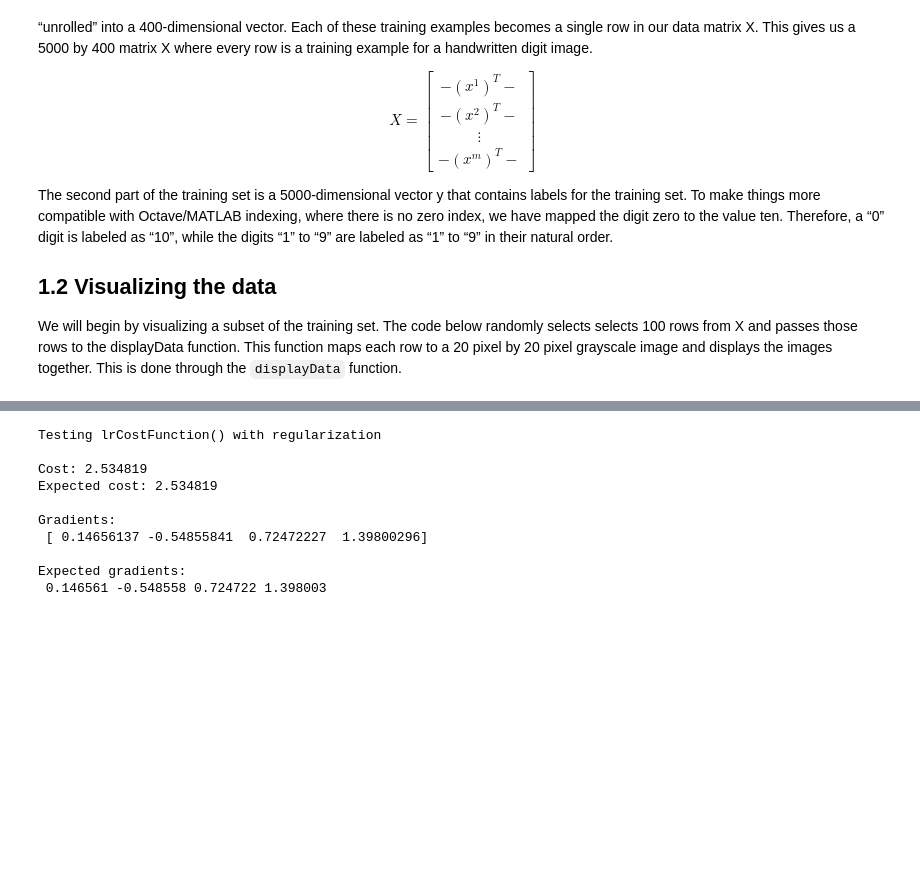
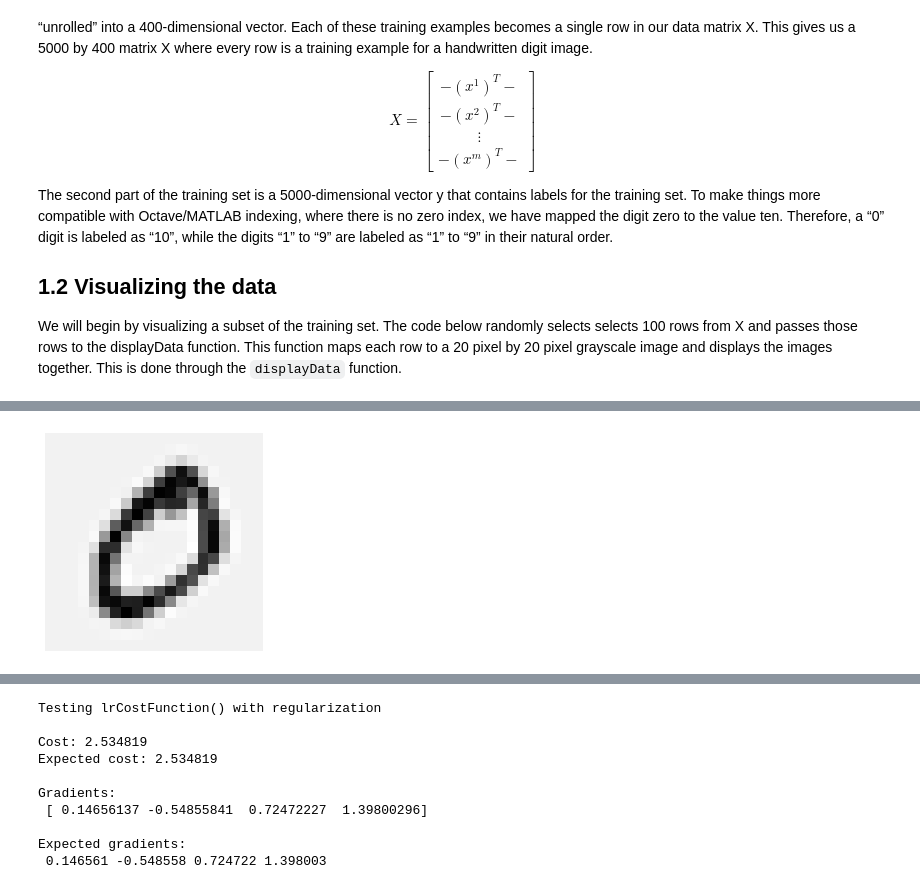
Before and after one commit to samisaf/Learning-Data-Science, a Jupyter notebook: Machine Learning - Coursera/machine-learning-ex3/ex3.ipynb, the cells around one changed output, grey strips where cells are left out. Cells and saved outputs as stored; diff of their text form; code cells hidden in the pictures; blank space fills up the shorter version.

```diff
--- a/Machine Learning - Coursera/machine-learning-ex3/ex3.ipynb
+++ b/Machine Learning - Coursera/machine-learning-ex3/ex3.ipynb
@@ -32,0 +42,8 @@ import scipy.optimize
+# %%
+def displayDatum(x):
+    datum = x.reshape(20, 20).T
+    plt.axis('off')
+    plt.imshow(datum, cmap=plt.cm.binary)
+    return plt
+displayDatum(X[0])
+# %% [output]
@@ -33 +51,2 @@ import scipy.optimize
+[figure, added]
 # %%
```
Also changed, not shown: parts of 14 cells of this notebook.
